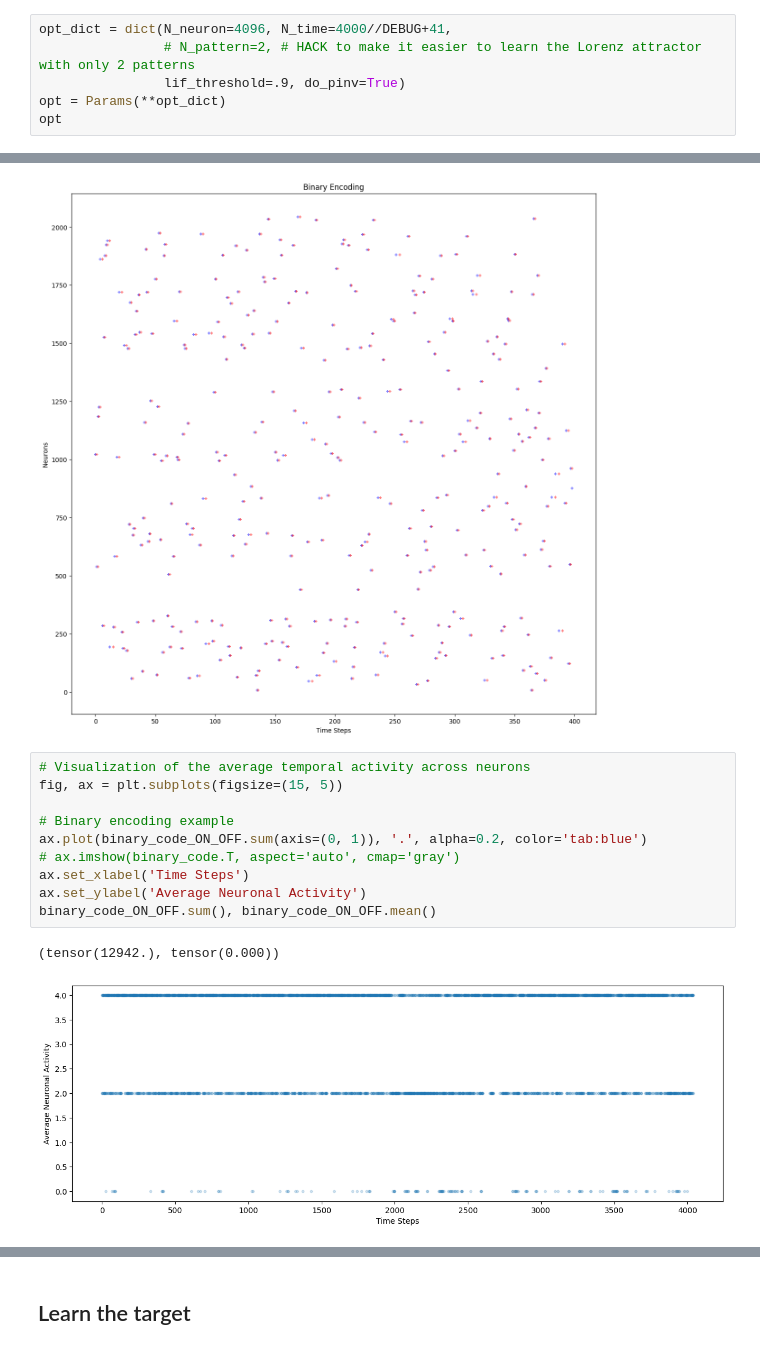
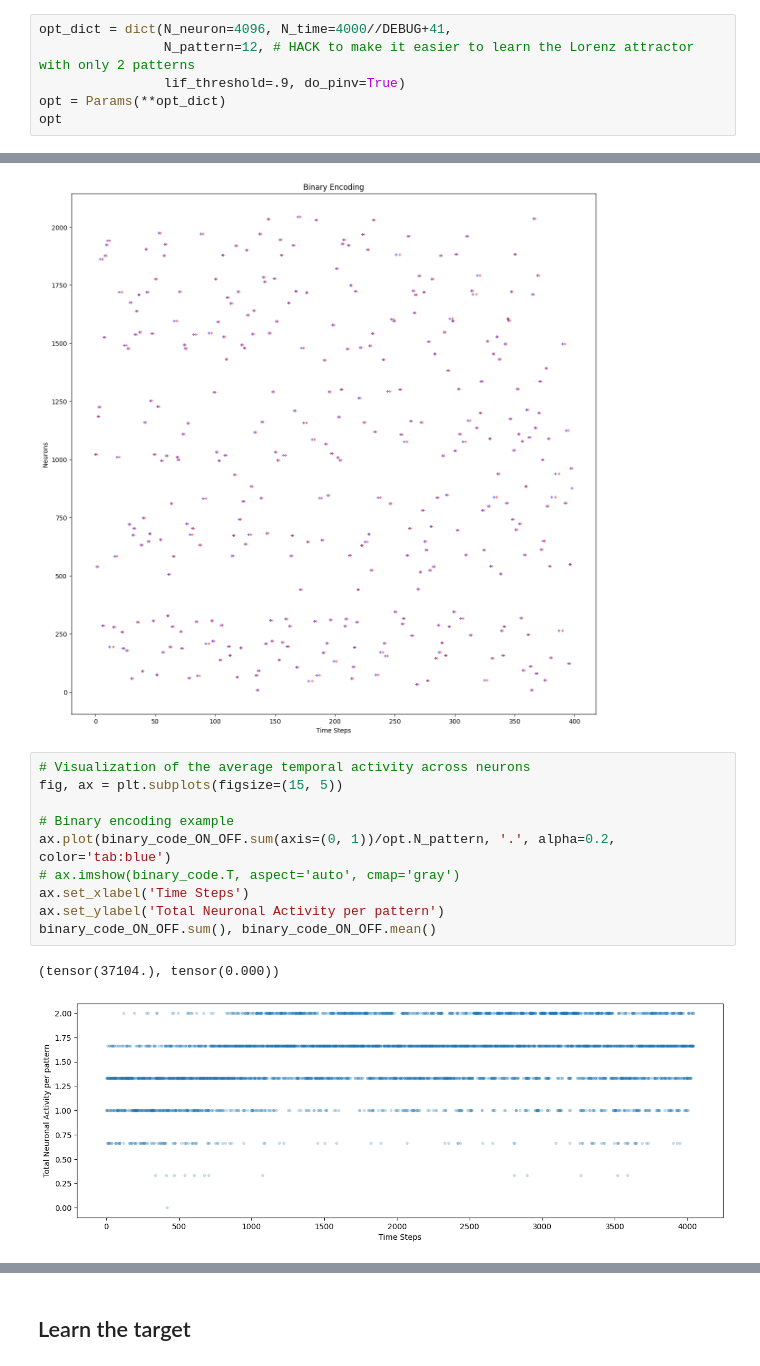
Before and after one commit to laurentperrinet/MNESIS, a Jupyter notebook: src/34_MNESIS_learn-Lorenz-attractor.ipynb, the cells around one changed output, grey strips where cells are left out. Drawn from its saved outputs; the diff is of its cells as text.

```diff
--- a/src/34_MNESIS_learn-Lorenz-attractor.ipynb
+++ b/src/34_MNESIS_learn-Lorenz-attractor.ipynb
@@ -11,7 +11,7 @@ for a value opt.lif_beta=0.7, the time constant is 2.8 steps
 p_background=1.60e-04, p_spike=9.25e-01, sparseness=1.04e-04
 # %%
 opt_dict = dict(N_neuron=4096, N_time=4000//DEBUG+41,
-                # N_pattern=2, # HACK to make it easier to learn the Lorenz attractor with only 2 patterns
+                N_pattern=12, # HACK to make it easier to learn the Lorenz attractor with only 2 patterns
                 lif_threshold=.9, do_pinv=True)
 opt = Params(**opt_dict)
 opt
@@ -228,13 +228,13 @@ Text(0, 0.5, 'Neurons')
 # %%
 # Visualization of the average temporal activity across neurons
 fig, ax = plt.subplots(figsize=(15, 5))
 
 # Binary encoding example
-ax.plot(binary_code_ON_OFF.sum(axis=(0, 1)), '.', alpha=0.2, color='tab:blue')
+ax.plot(binary_code_ON_OFF.sum(axis=(0, 1))/opt.N_pattern, '.', alpha=0.2, color='tab:blue')
 # ax.imshow(binary_code.T, aspect='auto', cmap='gray')
 ax.set_xlabel('Time Steps')
-ax.set_ylabel('Average Neuronal Activity')
+ax.set_ylabel('Total Neuronal Activity per pattern')
 binary_code_ON_OFF.sum(), binary_code_ON_OFF.mean()
 # %% [output]
-(tensor(12942.), tensor(0.000))
+(tensor(37104.), tensor(0.000))
-[figure, old version]
+[figure, new version]
```
Also changed, not shown: parts of 22 cells of this notebook.
